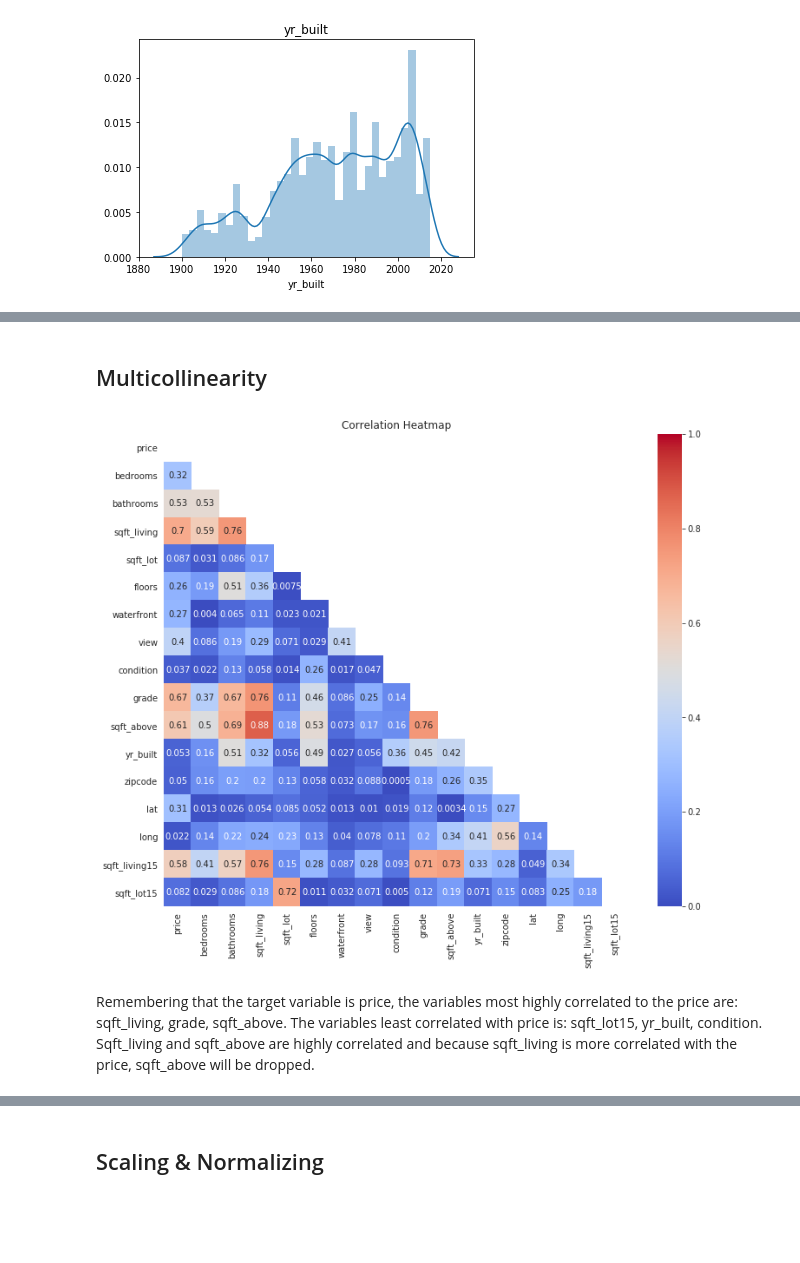
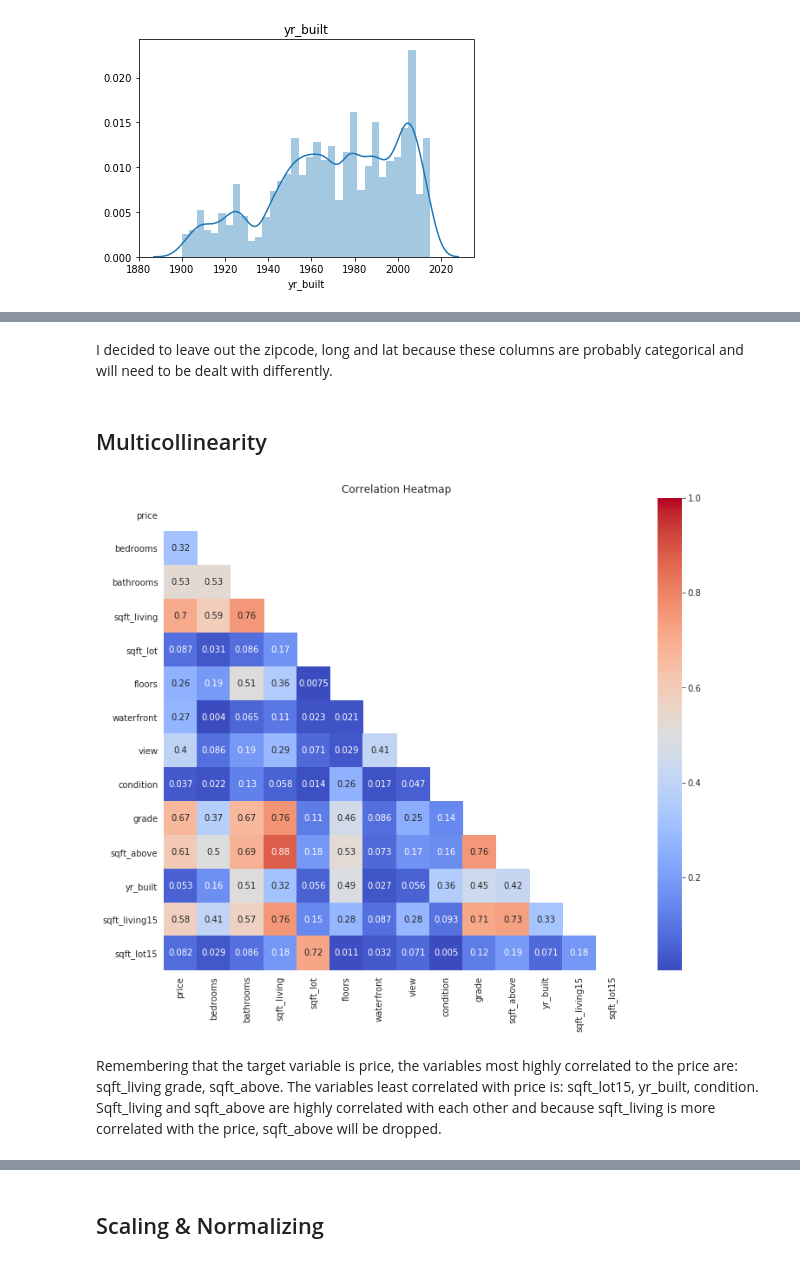
Before and after one commit to callRoko/dsc-1-final-project-online-ds-pt-041519, a Jupyter notebook: student.ipynb, the cells around one changed output, grey strips where cells are left out. Drawn from its saved outputs; the diff is of its cells as text; code cells hidden in the pictures; blank space fills up the shorter version.

```diff
--- a/student.ipynb
+++ b/student.ipynb
@@ -388,0 +342,4 @@ Looking at these distribution plots and scatter, I can see several things. Much
+# %%
+#Making a clean dataframe without zipcode, longtitude and latitude. Will work with these columns later
+housing_pred = housing.drop(['zipcode', 'lat', 'long'], axis = 1)
+housing_pred.head()
@@ -389,14 +353,16 @@ Looking at these distribution plots and scatter, I can see several things. Much
+# %% [markdown]
+I decided to leave out the zipcode, long and lat because these columns are probably categorical and will need to be dealt with differently.
 # %% [markdown]
 ## Multicollinearity
 # %%
 plt.figure(figsize=(12,10))
-corr = abs(housing.corr())
+corr = abs(housing_pred.corr())
 mask = np.zeros_like(corr)
 mask[np.triu_indices_from(mask)] = True
 with sns.axes_style("white"):
     ax = sns.heatmap(corr, mask=mask, annot=True, cmap='coolwarm')
 plt.title('Correlation Heatmap');
 # %% [output]
-[figure, old version]
+[figure, new version]
 # %% [markdown]
-Remembering that the target variable is price, the variables most highly correlated to the price are: sqft_living, grade, sqft_above. The variables least correlated with price is: sqft_lot15, yr_built, condition. Sqft_living and sqft_above are highly correlated and because sqft_living is more correlated with the price, sqft_above will be dropped.
+Remembering that the target variable is price, the variables most highly correlated to the price are: sqft_living grade, sqft_above. The variables least correlated with price is: sqft_lot15, yr_built, condition. Sqft_living and sqft_above are highly correlated with each other and because sqft_living is more correlated with the price, sqft_above will be dropped.
```
Also changed, not shown: parts of 100 cells of this notebook.
